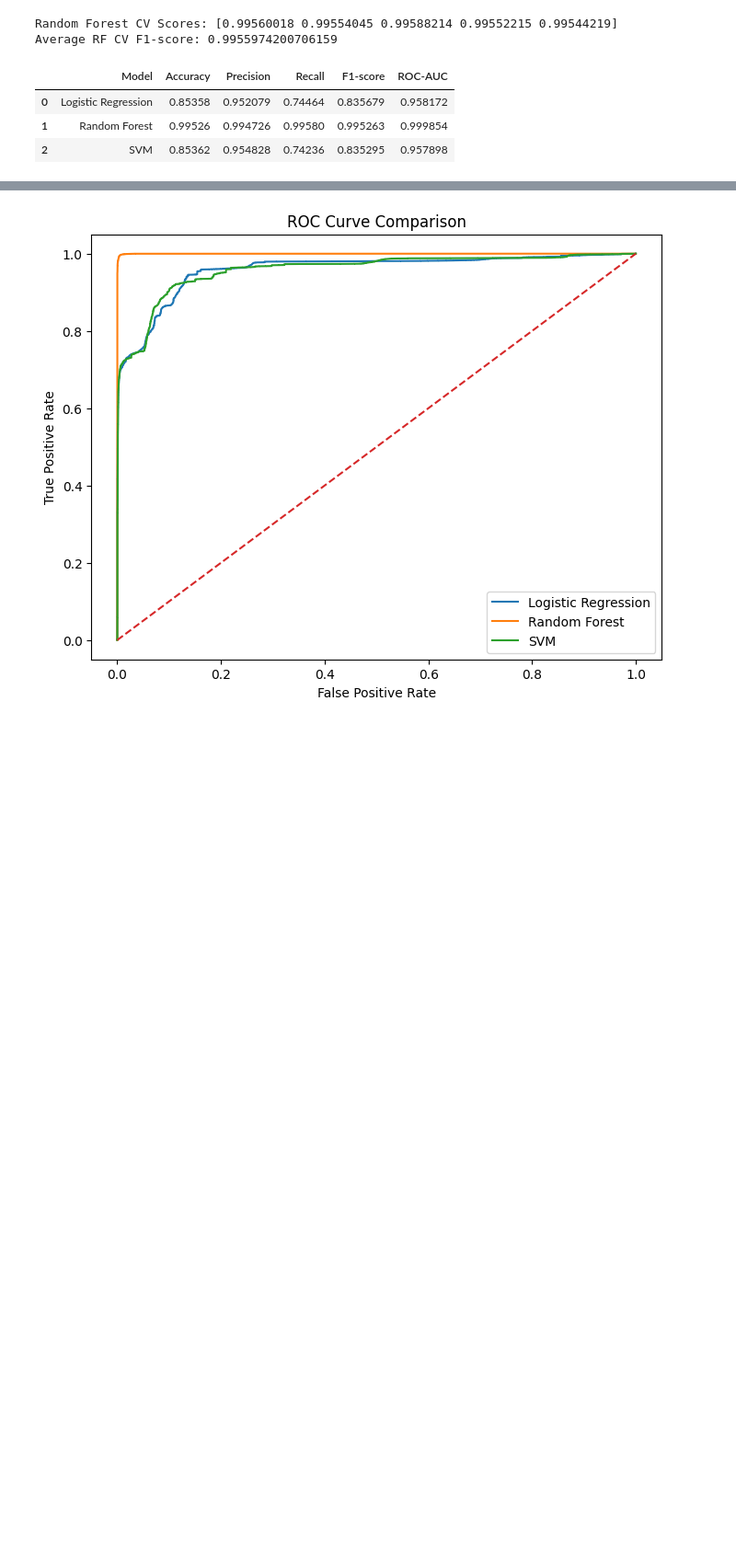
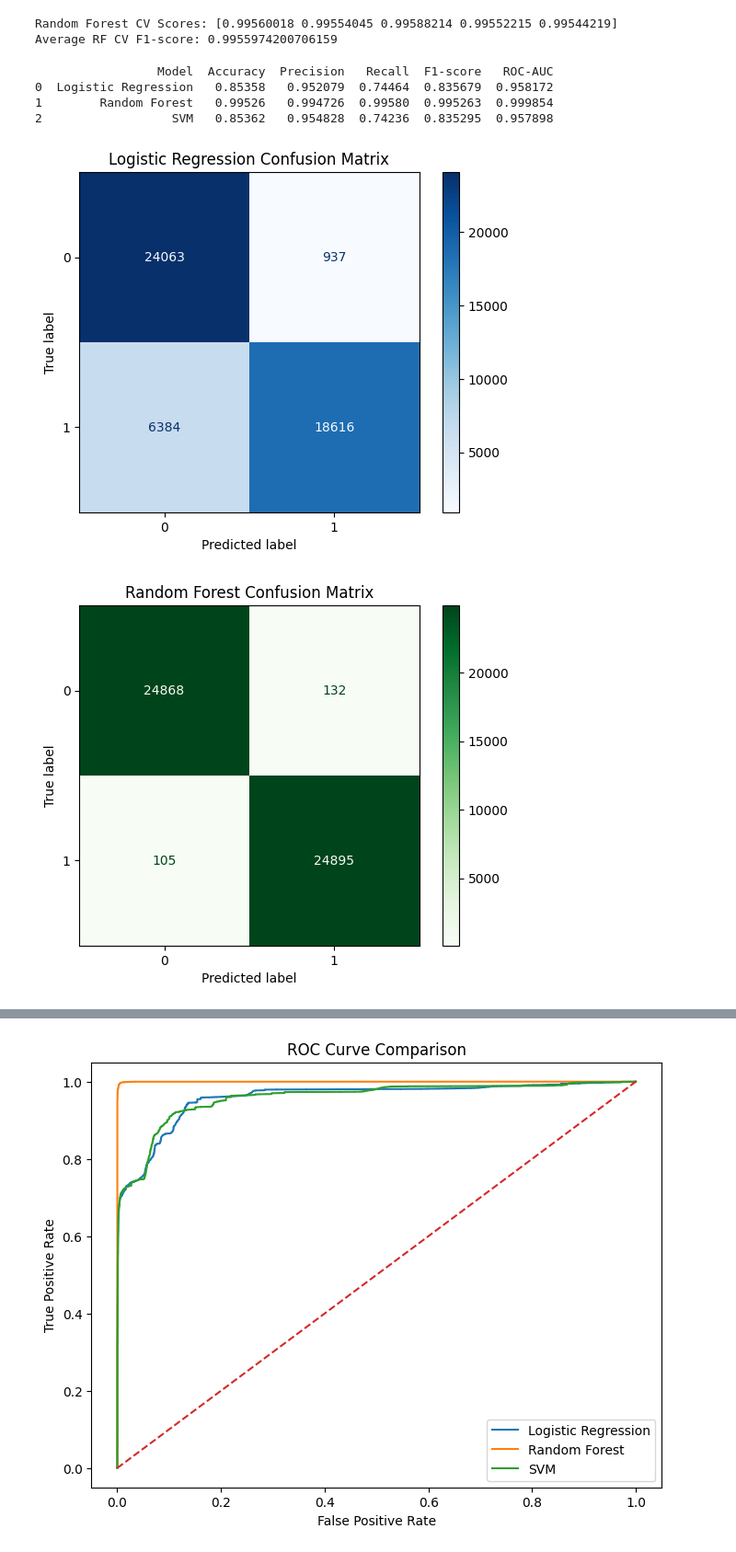
Before and after one commit to BadiaBaghdadi/Encrypted_Network_Traffic_Behavioural_Analysis, a Jupyter notebook: 3_Data_Modelling.ipynb, the cells around one changed output, grey strips where cells are left out. Shown at 92% size. Saved outputs shown, nothing was run; the diff lists cells and outputs as text; code cells hidden in the pictures; blank space fills up the shorter version.

Commit message:
fixed some code for the models + re-ran the cells to update the results

```diff
--- a/3_Data_Modelling.ipynb
+++ b/3_Data_Modelling.ipynb
@@ -137,5 +153,6 @@ svm_cv_scores = cross_val_score(
 svm_scores = svm_model.decision_function(X_test_scaled)
 # %%
+# Evaluating and comparing model performance
 results = pd.DataFrame({
     'Model': ['Logistic Regression', 'Random Forest', 'SVM'],
     'Accuracy': [
@@ -165,9 +182,43 @@ results = pd.DataFrame({
     ]
 })
 
-results
+print(results)
 # %% [output]
-|  | Model | Accuracy | Precision | Recall | F1-score | ROC-AUC |
-| 0 | Logistic Regression | 0.85358 | 0.952079 | 0.74464 | 0.835679 | 0.958172 |
-| 1 | Random Forest | 0.99526 | 0.994726 | 0.99580 | 0.995263 | 0.999854 |
-| 2 | SVM | 0.85362 | 0.954828 | 0.74236 | 0.835295 | 0.957898 |
+                 Model  Accuracy  Precision   Recall  F1-score   ROC-AUC
+0  Logistic Regression   0.85358   0.952079  0.74464  0.835679  0.958172
+1        Random Forest   0.99526   0.994726  0.99580  0.995263  0.999854
+2                  SVM   0.85362   0.954828  0.74236  0.835295  0.957898
+# %%
+import matplotlib.pyplot as plt
+
+# Logistic Regression Confusion Matrix
+ConfusionMatrixDisplay.from_predictions(
+    y_test,
+    lr_pred,
+    cmap='Blues'
+)
+plt.title("Logistic Regression Confusion Matrix")
+plt.show()
+
+
+# Random Forest Confusion Matrix
+ConfusionMatrixDisplay.from_predictions(
+    y_test,
+    rf_pred,
+    cmap='Greens'
+)
+plt.title("Random Forest Confusion Matrix")
+plt.show()
+
+
+# SVM Confusion Matrix
+ConfusionMatrixDisplay.from_predictions(
+    y_test,
+    svm_pred,
+    cmap='Oranges'
+)
+plt.title("SVM Confusion Matrix")
+plt.show()
+# %% [output]
+[figure, added]
+[figure, added]
```
Also changed, not shown: parts of 20 cells of this notebook, 2 other files.
